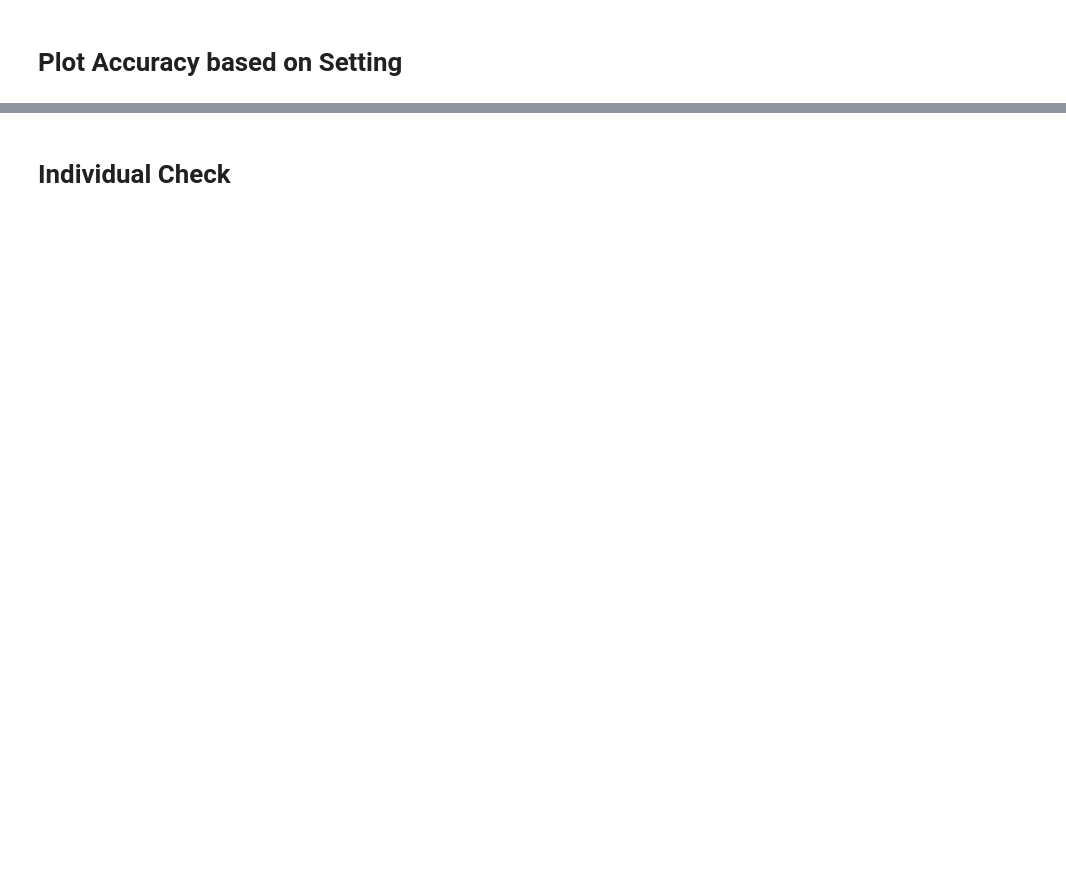
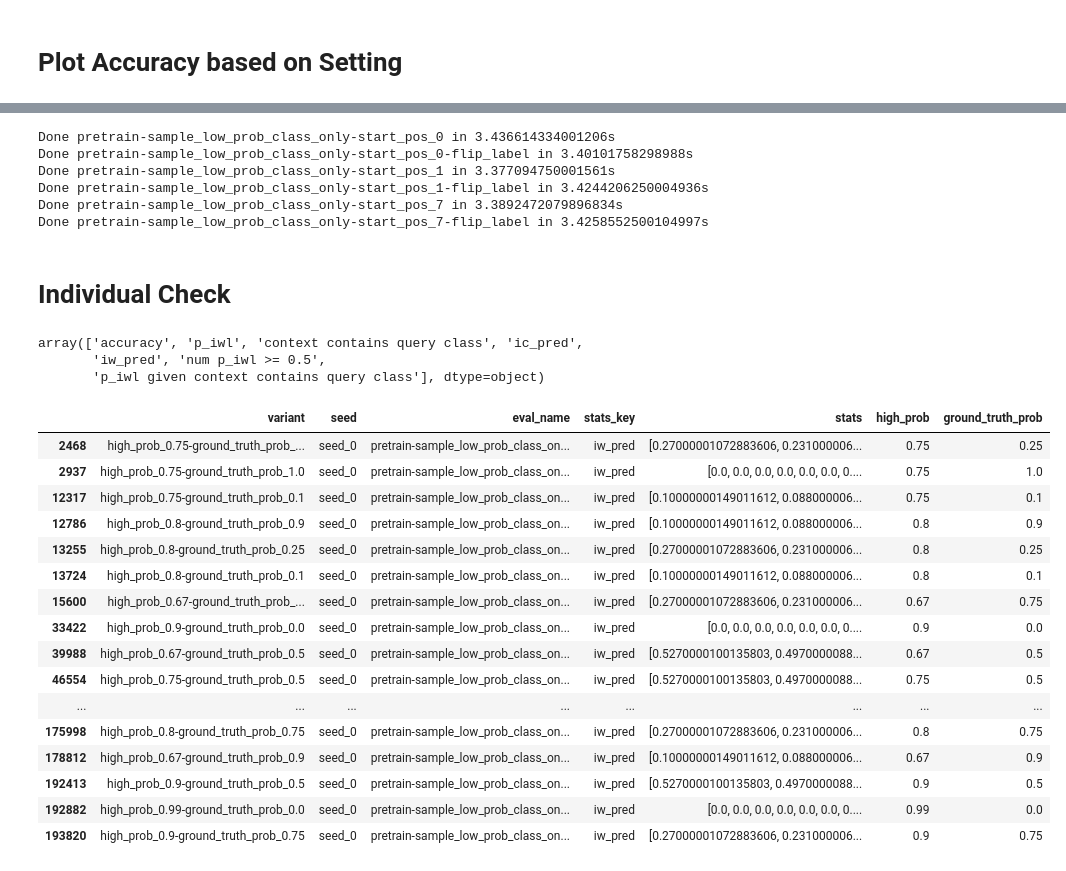
Before and after one commit to chanb/simple_icl, a Jupyter notebook: cc_utils/plot_accuracy.ipynb, the cells around one changed output, grey strips where cells are left out. Saved outputs shown, nothing was run; the diff lists cells and outputs as text; code cells hidden in the pictures; blank space fills up the shorter version.

```diff
--- a/cc_utils/plot_accuracy.ipynb
+++ b/cc_utils/plot_accuracy.ipynb
@@ -37,8 +38,8 @@ results_dir = "/Users/chanb/research/ualberta/simple_icl/results/simple_icl/resu
 # repo_path = "/home/chanb/src/simple_icl"
 # results_dir = "/home/chanb/scratch/simple_icl/results"
 # %%
-variant_name = "simple_icl-fixed_g"
-# variant_name = "simple_icl-fixed_g-context_alpha"
+# variant_name = "simple_icl-fixed_g"
+variant_name = "simple_icl-fixed_g-context_alpha"
 # variant_name = "simple_icl-learned_g"
 
 checkpoint_steps = 100
@@ -53,6 +54,9 @@ os.makedirs(
 
 results_dir = os.path.join(results_dir, variant_name)
 eval_namess = [
+    [
+        "pretraining"
+    ],
     [
         "pretrain-sample_high_prob_class_only-start_pos_0",
         "pretrain-sample_low_prob_class_only-start_pos_0",
@@ -79,6 +83,7 @@ eval_namess = [
     ],
 ]
 plot_names = [
+    "pretraining",
     "iwl",
     "iwl-flip_label",
     "icl-last_context",
@@ -87,6 +92,7 @@ plot_names = [
     "icl-except_first_context-flip_label",
 ]
 plot_titles = [
+    "Pretraining",
     "In-weight Evaluation",
     "In-weight Evaluation with Flipped Label",
     "In-context Evaluation with Last Context",
@@ -188,5 +216,6 @@ stats[variant_1]
 # %%
-stats_key = "accuracy"
+stats_key = "p_iwl"
+checkpoint_i = 10
 
 os.makedirs(
     os.path.join(repo_path, "cc_utils/{}-{}-plots".format(variant_1, variant_2), variant_name),
@@ -209,10 +238,10 @@ for eval_names, plot_name, plot_title in zip(eval_namess, plot_names, plot_title
             ]["stats"].to_list()
 
             agg_stats[variant_1_value][eval_name]["mean"].append(
-                np.mean(curr_stats, axis=0)[-1].item()
+                np.mean(curr_stats, axis=0)[checkpoint_i].item()
             )
             agg_stats[variant_1_value][eval_name]["std"].append(
-                np.std(curr_stats, axis=0)[-1].item()
+                np.std(curr_stats, axis=0)[checkpoint_i].item()
             )
 
     fig, axes = plt.subplots(1, len(eval_names), figsize=(5 * len(eval_names), 5))
@@ -221,7 +250,7 @@ for eval_names, plot_name, plot_title in zip(eval_namess, plot_names, plot_title
             ax = axes[eval_i]
             ax.plot(
                 variant_2_values,
-                np.array(agg_stats[variant_1_value][eval_name]["mean"]) / 100.0,
+                np.array(agg_stats[variant_1_value][eval_name]["mean"]),
                 label="{} - {}".format(variant_1, variant_1_value) if eval_i == 0 else "",
                 linewidth=1,
                 alpha=0.7,
@@ -251,12 +280,47 @@ for eval_names, plot_name, plot_title in zip(eval_namess, plot_names, plot_title
     plt.close(fig)
 
     toc = timeit.default_timer()
-    print("Done {} {} {} in {}s".format(variant_name, variant, eval_name, toc - tic))
+    print("Done {} in {}s".format(eval_name, toc - tic))
+# %% [output]
+Done pretrain-sample_low_prob_class_only-start_pos_0 in 3.436614334001206s
+Done pretrain-sample_low_prob_class_only-start_pos_0-flip_label in 3.40101758298988s
+Done pretrain-sample_low_prob_class_only-start_pos_1 in 3.377094750001561s
+Done pretrain-sample_low_prob_class_only-start_pos_1-flip_label in 3.4244206250004936s
+Done pretrain-sample_low_prob_class_only-start_pos_7 in 3.3892472079896834s
+Done pretrain-sample_low_prob_class_only-start_pos_7-flip_label in 3.4258552500104997s
 # %% [markdown]
 # Individual Check
+# %%
+stats["stats_key"].unique()
+# %% [output]
+array(['accuracy', 'p_iwl', 'context contains query class', 'ic_pred',
+       'iw_pred', 'num p_iwl >= 0.5',
+       'p_iwl given context contains query class'], dtype=object)
 # %%
 stats.loc[
-    (stats["variant"] == "high_prob_0.8-ground_truth_prob_0.0")
-    & (stats["eval_name"] == "pretrain-sample_low_prob_class_only-start_pos_0")
+    # (stats["variant"] == "high_prob_0.8-ground_truth_prob_0.0")
+    # & (stats["eval_name"] == "pretrain-sample_low_prob_class_only-start_pos_0")
+    # & (stats["seed"] == "seed_0")
+    # & (stats["stats_key"] == "p_iwl")
+    (stats["eval_name"] == "pretrain-sample_low_prob_class_only-start_pos_0")
     & (stats["seed"] == "seed_0")
+    & (stats["stats_key"] == "iw_pred")
 ]
+# %% [output]
+|  | variant | seed | eval_name | stats_key | stats | high_prob | ground_truth_prob |
+| 2468 | high_prob_0.75-ground_truth_prob_... | seed_0 | pretrain-sample_low_prob_class_on... | iw_pred | [0.27000001072883606, 0.231000006... | 0.75 | 0.25 |
+| 2937 | high_prob_0.75-ground_truth_prob_1.0 | seed_0 | pretrain-sample_low_prob_class_on... | iw_pred | [0.0, 0.0, 0.0, 0.0, 0.0, 0.0, 0.... | 0.75 | 1.0 |
+| 12317 | high_prob_0.75-ground_truth_prob_0.1 | seed_0 | pretrain-sample_low_prob_class_on... | iw_pred | [0.10000000149011612, 0.088000006... | 0.75 | 0.1 |
+| 12786 | high_prob_0.8-ground_truth_prob_0.9 | seed_0 | pretrain-sample_low_prob_class_on... | iw_pred | [0.10000000149011612, 0.088000006... | 0.8 | 0.9 |
+| 13255 | high_prob_0.8-ground_truth_prob_0.25 | seed_0 | pretrain-sample_low_prob_class_on... | iw_pred | [0.27000001072883606, 0.231000006... | 0.8 | 0.25 |
+| 13724 | high_prob_0.8-ground_truth_prob_0.1 | seed_0 | pretrain-sample_low_prob_class_on... | iw_pred | [0.10000000149011612, 0.088000006... | 0.8 | 0.1 |
+| 15600 | high_prob_0.67-ground_truth_prob_... | seed_0 | pretrain-sample_low_prob_class_on... | iw_pred | [0.27000001072883606, 0.231000006... | 0.67 | 0.75 |
+| 33422 | high_prob_0.9-ground_truth_prob_0.0 | seed_0 | pretrain-sample_low_prob_class_on... | iw_pred | [0.0, 0.0, 0.0, 0.0, 0.0, 0.0, 0.... | 0.9 | 0.0 |
+| 39988 | high_prob_0.67-ground_truth_prob_0.5 | seed_0 | pretrain-sample_low_prob_class_on... | iw_pred | [0.5270000100135803, 0.4970000088... | 0.67 | 0.5 |
+| 46554 | high_prob_0.75-ground_truth_prob_0.5 | seed_0 | pretrain-sample_low_prob_class_on... | iw_pred | [0.5270000100135803, 0.4970000088... | 0.75 | 0.5 |
+| ... | ... | ... | ... | ... | ... | ... | ... |
+| 175998 | high_prob_0.8-ground_truth_prob_0.75 | seed_0 | pretrain-sample_low_prob_class_on... | iw_pred | [0.27000001072883606, 0.231000006... | 0.8 | 0.75 |
+| 178812 | high_prob_0.67-ground_truth_prob_0.9 | seed_0 | pretrain-sample_low_prob_class_on... | iw_pred | [0.10000000149011612, 0.088000006... | 0.67 | 0.9 |
+| 192413 | high_prob_0.9-ground_truth_prob_0.5 | seed_0 | pretrain-sample_low_prob_class_on... | iw_pred | [0.5270000100135803, 0.4970000088... | 0.9 | 0.5 |
+| 192882 | high_prob_0.99-ground_truth_prob_0.0 | seed_0 | pretrain-sample_low_prob_class_on... | iw_pred | [0.0, 0.0, 0.0, 0.0, 0.0, 0.0, 0.... | 0.99 | 0.0 |
+| 193820 | high_prob_0.9-ground_truth_prob_0.75 | seed_0 | pretrain-sample_low_prob_class_on... | iw_pred | [0.27000001072883606, 0.231000006... | 0.9 | 0.75 |
```
Also changed, not shown: parts of 4 cells of this notebook, 4 other files.
